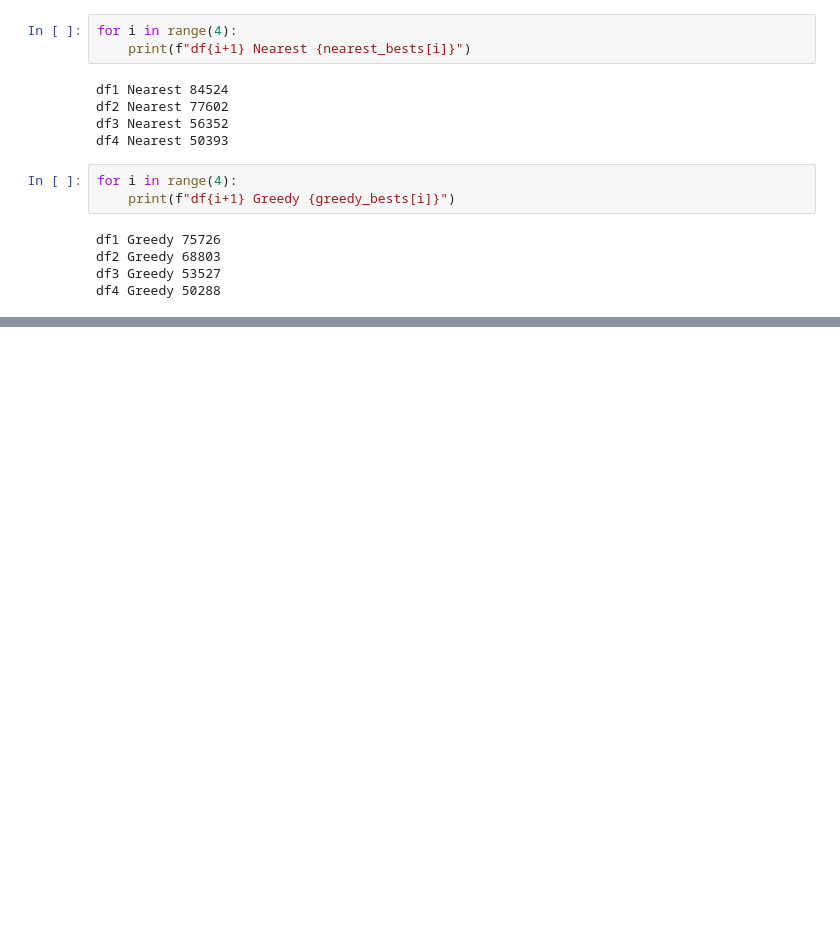
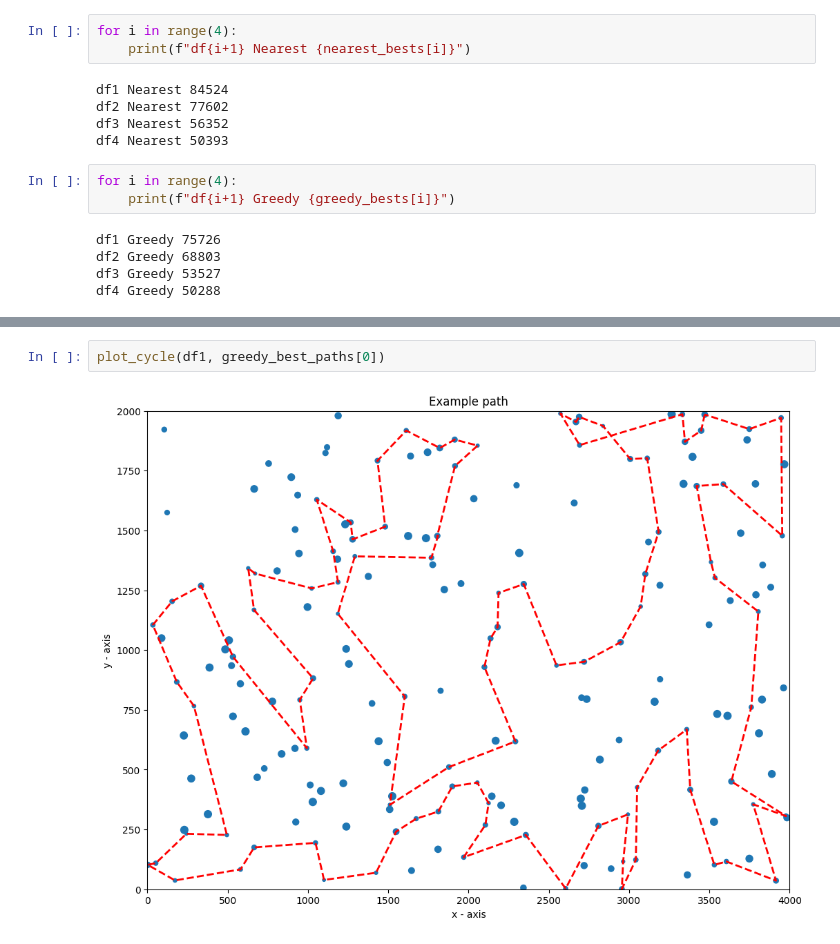
Before and after one commit to WojciechMajewski/Evolutionary-Computation-TSP, a Jupyter notebook: Greedy_Heuristics.ipynb, the cells around one changed output, grey strips where cells are left out. Drawn from its saved outputs; the diff is of its cells as text; blank space fills up the shorter version.

```diff
--- a/Greedy_Heuristics.ipynb
+++ b/Greedy_Heuristics.ipynb
@@ -258,0 +304,4 @@ df4 Greedy 50288
+# %%
+plot_cycle(df1, greedy_best_paths[0])
+# %% [output]
+[figure, added]
```
Also changed, not shown: parts of 6 cells of this notebook.
